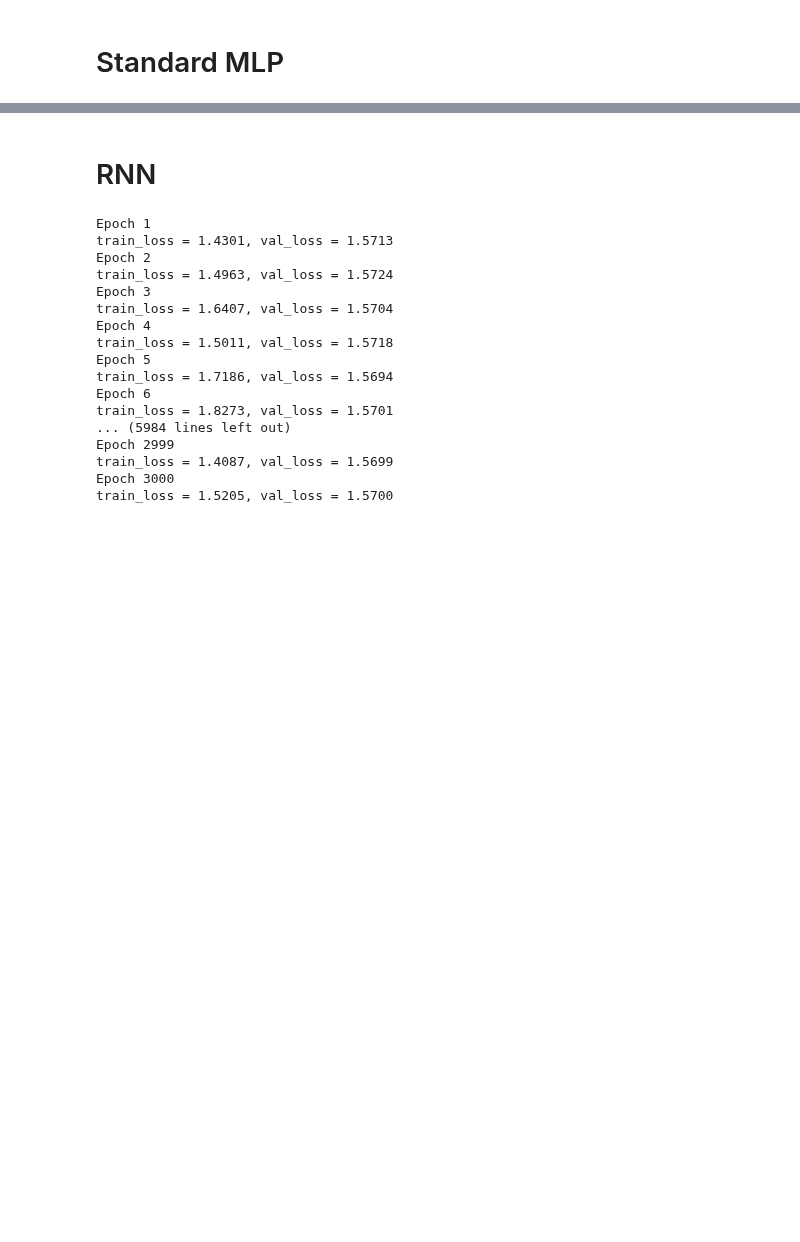
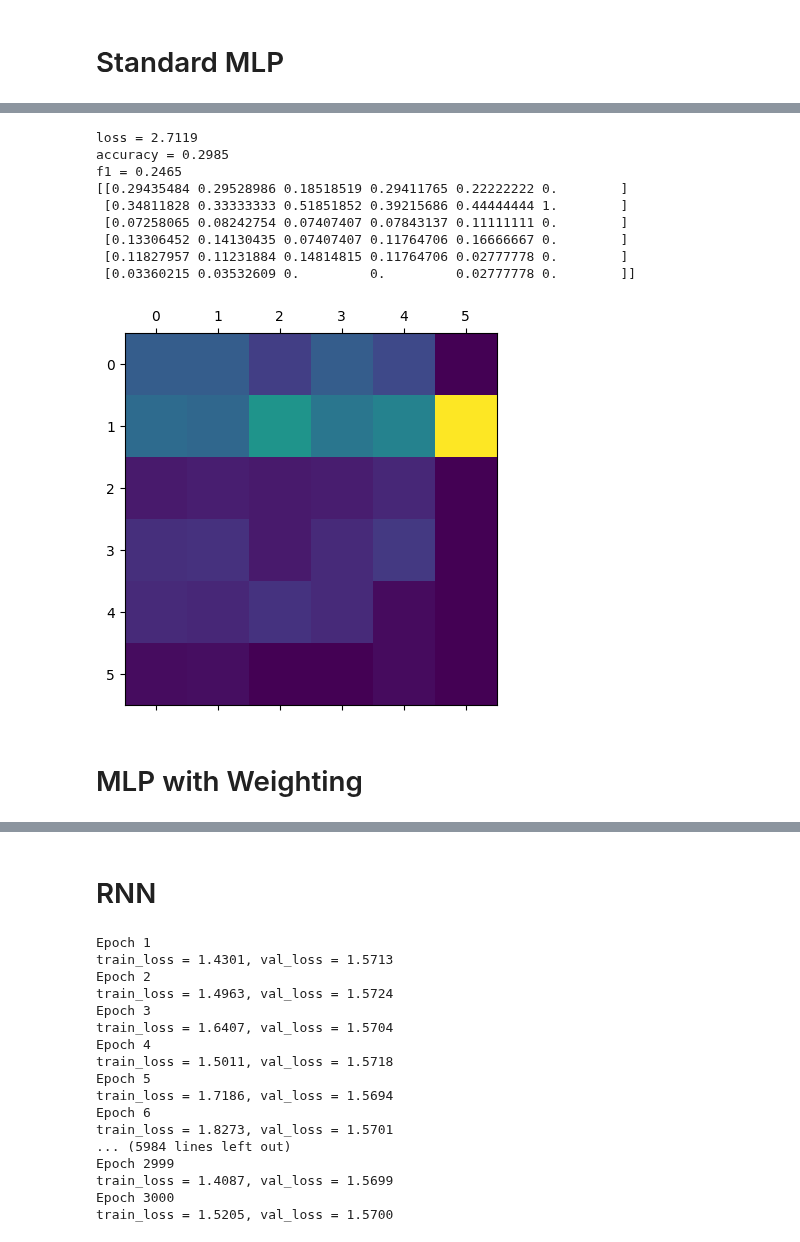
Before and after one commit to TheRealAnonymous008/MachineLearning, a Jupyter notebook: emotion_charseq.ipynb, the cells around one changed output, grey strips where cells are left out. Saved outputs shown, nothing was run; the diff lists cells and outputs as text; code cells hidden in the pictures; blank space fills up the shorter version.

```diff
--- a/emotion_charseq.ipynb
+++ b/emotion_charseq.ipynb
@@ -101,0 +151,18 @@ train_loss = 1.4206, val_loss = 1.5925
+# %%
+_, _, _, cmat = evaluate(model=mlp, val_dl=test_loader)
+print(cmat)
+plt.matshow(cmat)
+plt.show()
+# %% [output]
+loss = 2.7119
+accuracy = 0.2985
+f1 = 0.2465
+[[0.29435484 0.29528986 0.18518519 0.29411765 0.22222222 0.        ]
+ [0.34811828 0.33333333 0.51851852 0.39215686 0.44444444 1.        ]
+ [0.07258065 0.08242754 0.07407407 0.07843137 0.11111111 0.        ]
+ [0.13306452 0.14130435 0.07407407 0.11764706 0.16666667 0.        ]
+ [0.11827957 0.11231884 0.14814815 0.11764706 0.02777778 0.        ]
+ [0.03360215 0.03532609 0.         0.         0.02777778 0.        ]]
+[figure, added]
+# %% [markdown]
+# MLP with Weighting
```
Also changed, not shown: parts of 8 cells of this notebook, 5 other files.
